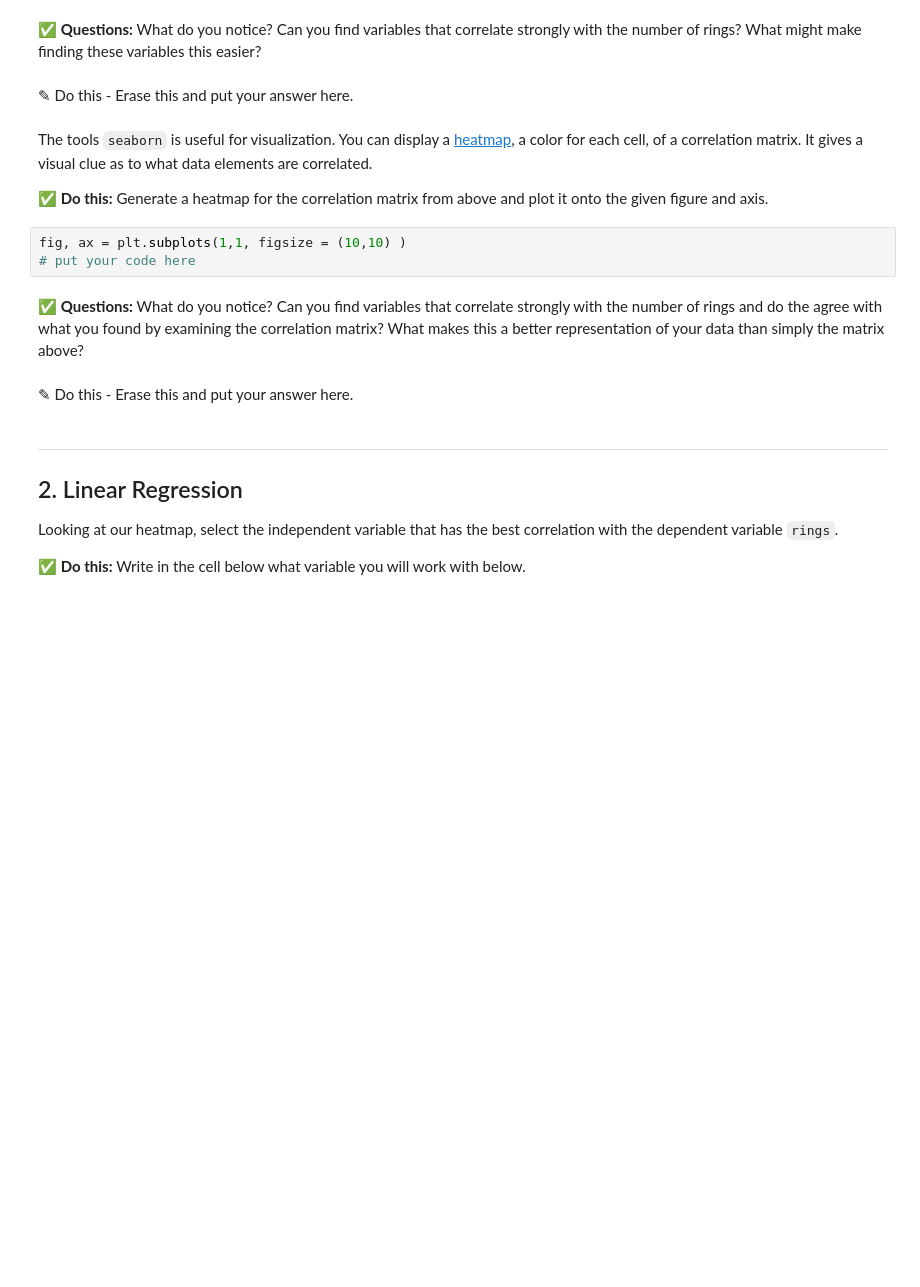
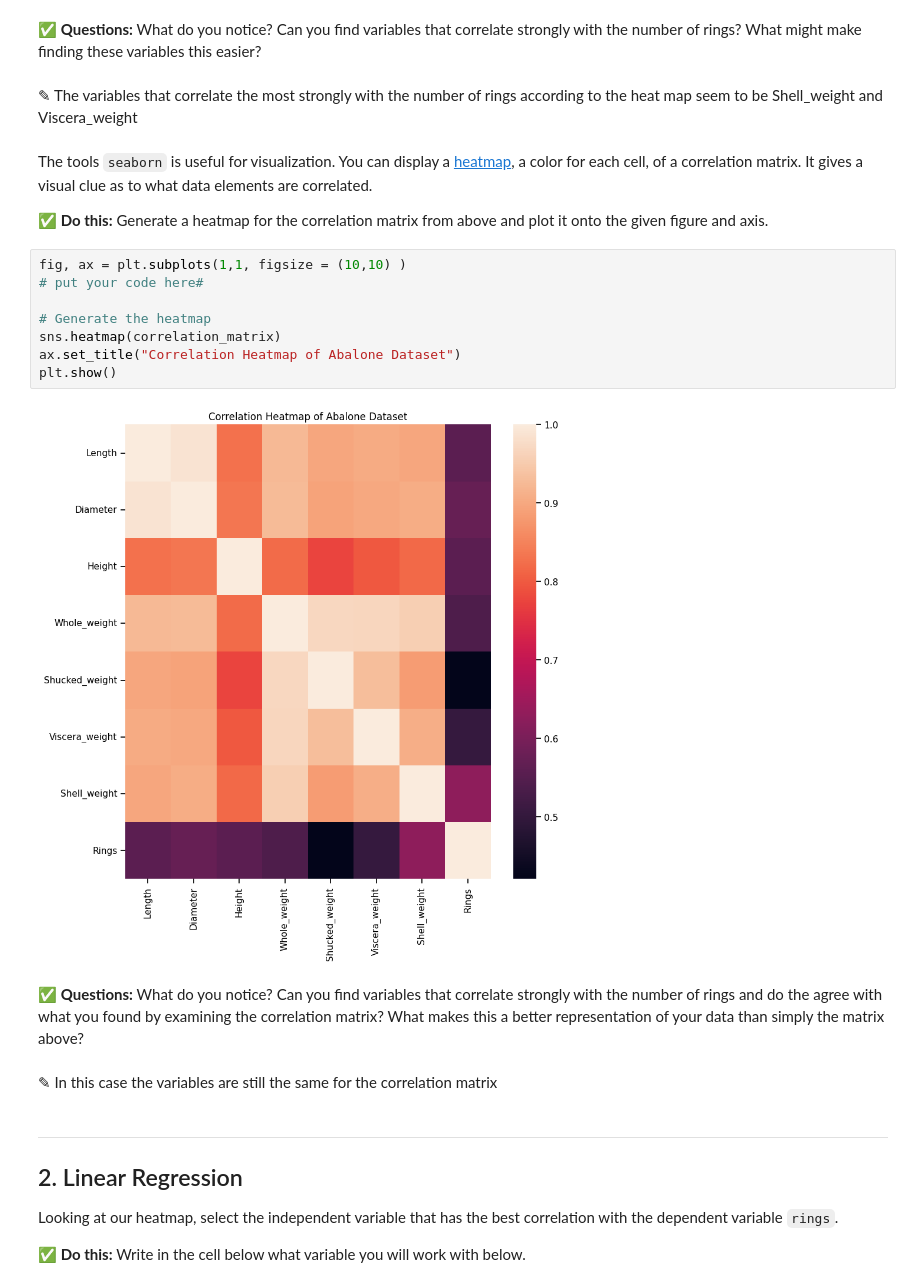
Before and after one commit to Andrew00-jpg/CMSE202-f25-turnin, a Jupyter notebook: Day-13/Day-13_In-Class-Regression-aes.ipynb, the cells around one changed output. Drawn from its saved outputs; the diff is of its cells as text; blank space fills up the shorter version.

```diff
--- a/Day-13/Day-13_In-Class-Regression-aes.ipynb
+++ b/Day-13/Day-13_In-Class-Regression-aes.ipynb
@@ -96,18 +165,25 @@ The diagonal of the matrix is all ones since that the correlation of the column
 # %% [markdown]
 **&#9989; Questions:** What do you notice? Can you find variables that correlate strongly with the number of rings? What might make finding these variables this easier?
-# %% [markdown]
-<font size=+3>&#9998;</font> Do this - Erase this and put your answer here.
+# %% [markdown]
+<font size=+3>&#9998;</font> The variables that correlate the most strongly with the number of rings according to the heat map seem to be Shell_weight and Viscera_weight
 # %% [markdown]
 The tools `seaborn` is useful for visualization. You can display a [heatmap](https://seaborn.pydata.org/generated/seaborn.heatmap.html), a color for each cell, of a correlation matrix. It gives a visual clue as to what data elements are correlated.
 
 **&#9989; Do this:** Generate a heatmap for the correlation matrix from above and plot it onto the given figure and axis.
 # %%
 fig, ax = plt.subplots(1,1, figsize = (10,10) )
-# put your code here
+# put your code here#
+
+# Generate the heatmap
+sns.heatmap(correlation_matrix)
+ax.set_title("Correlation Heatmap of Abalone Dataset")
+plt.show()
+# %% [output]
+[figure, added]
 # %% [markdown]
 **&#9989; Questions:** What do you notice? Can you find variables that correlate strongly with the number of rings and do the agree with what you found by examining the correlation matrix? What makes this a better representation of your data than simply the matrix above?
-# %% [markdown]
-<font size=+3>&#9998;</font> Do this - Erase this and put your answer here.
+# %% [markdown]
+<font size=+3>&#9998;</font> In this case the variables are still the same for the correlation matrix
 # %% [markdown]
 ---
 <a id="regression"></a>
```
Also changed, not shown: parts of 31 cells of this notebook.
